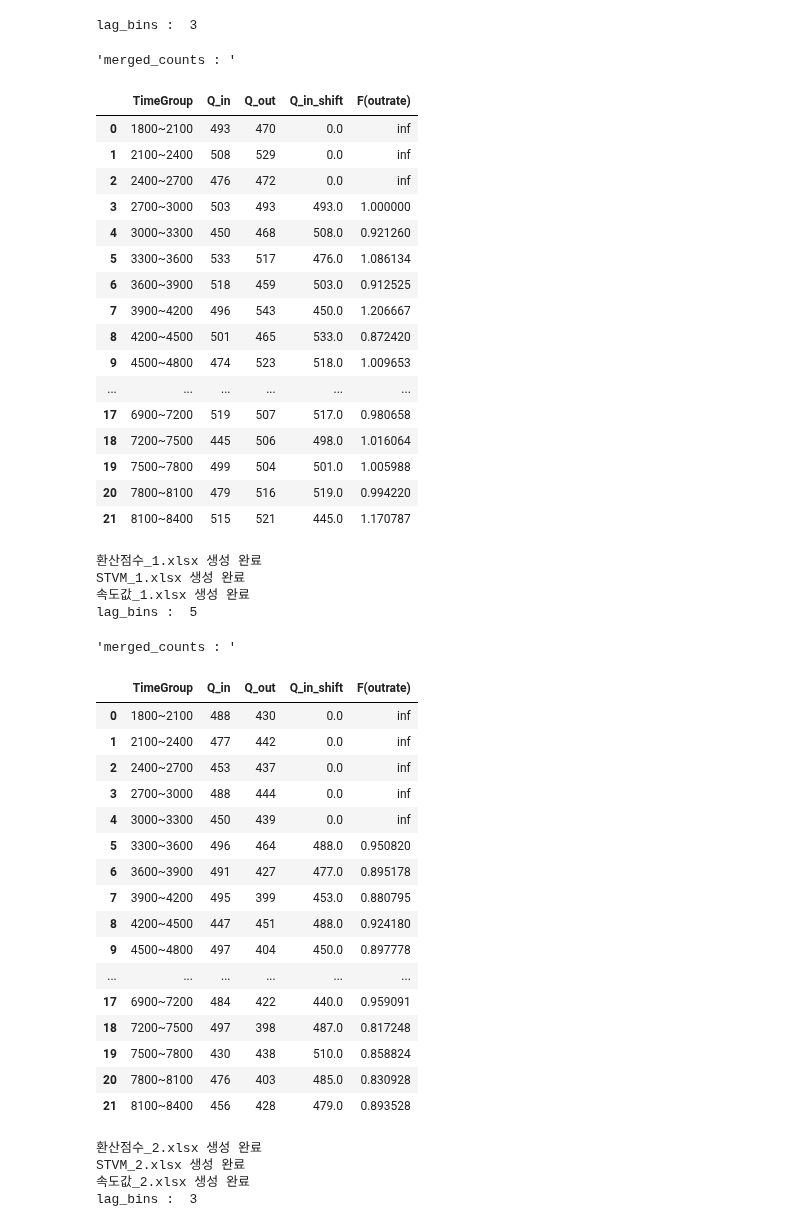
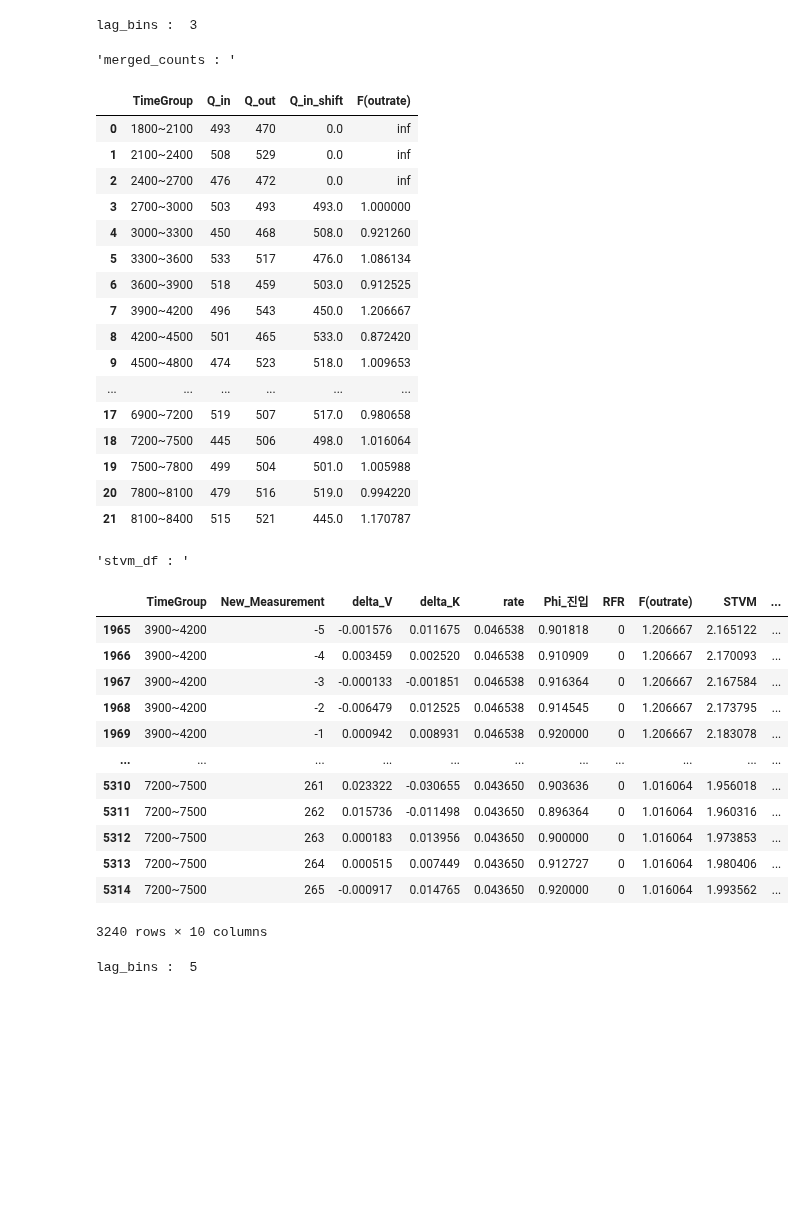
Before and after one commit to hminj98/VISSIM_macro, a Jupyter notebook: network_version2/6. stvm/4.stvm_V3.0.ipynb, the cells around one changed output. Drawn from its saved outputs; the diff is of its cells as text; code cells hidden in the pictures; blank space fills up the shorter version.

Commit message:
stvm

```diff
--- a/network_version2/6. stvm/4.stvm_V3.0.ipynb
+++ b/network_version2/6. stvm/4.stvm_V3.0.ipynb
@@ -439,68 +439,58 @@ for i in range(len(mer_list)):
 
                 # STVM 계산
                 stvm_df = calculate_stvm(speed_df, density_df, heavy_df, entry_saturation_df, rfr_df, normality_df)
+                display("stvm_df : ", stvm_df)
 
                 # Z-Score 계산
                 z_score_df = calculate_z_score(stvm_df)
                 #display("z_score_df : ", z_score_df)
-                save_to_excel(z_score_df, folder_path, "환산점수", i)
+                #save_to_excel(z_score_df, folder_path, "환산점수", i)
 
                 # STVM 피봇
                 stvm_pivot_df = pivot_table(stvm_df, "STVM")
-                save_to_excel(stvm_pivot_df, folder_path, "STVM", i)
+                #save_to_excel(stvm_pivot_df, folder_path, "STVM", i)
 
                 # 속도값 피봇
                 speed_pivot_df = pivot_table(speed_df, "V_mean", preprocess=modify_frame)
-                save_to_excel(speed_pivot_df, folder_path, "속도값", i)
+                #save_to_excel(speed_pivot_df, folder_path, "속도값", i)
 
                 # 메모리 정리
                 del df, original_df, speed_df, density_df, heavy_df, entry_saturation_df, rfr_df, normality_df, stvm_df, z_score_df
                 gc.collect()
 # %% [output]
 lag_bins :  3
 'merged_counts : '
 |  | TimeGroup | Q_in | Q_out | Q_in_shift | F(outrate) |
 | 0 | 1800~2100 | 493 | 470 | 0.0 | inf |
 | 1 | 2100~2400 | 508 | 529 | 0.0 | inf |
 | 2 | 2400~2700 | 476 | 472 | 0.0 | inf |
 | 3 | 2700~3000 | 503 | 493 | 493.0 | 1.000000 |
 | 4 | 3000~3300 | 450 | 468 | 508.0 | 0.921260 |
 | 5 | 3300~3600 | 533 | 517 | 476.0 | 1.086134 |
 | 6 | 3600~3900 | 518 | 459 | 503.0 | 0.912525 |
 | 7 | 3900~4200 | 496 | 543 | 450.0 | 1.206667 |
 | 8 | 4200~4500 | 501 | 465 | 533.0 | 0.872420 |
 | 9 | 4500~4800 | 474 | 523 | 518.0 | 1.009653 |
 | ... | ... | ... | ... | ... | ... |
 | 17 | 6900~7200 | 519 | 507 | 517.0 | 0.980658 |
 | 18 | 7200~7500 | 445 | 506 | 498.0 | 1.016064 |
 | 19 | 7500~7800 | 499 | 504 | 501.0 | 1.005988 |
 | 20 | 7800~8100 | 479 | 516 | 519.0 | 0.994220 |
 | 21 | 8100~8400 | 515 | 521 | 445.0 | 1.170787 |
-환산점수_1.xlsx 생성 완료
-STVM_1.xlsx 생성 완료
-속도값_1.xlsx 생성 완료
-lag_bins :  5
+'stvm_df : '
+|  | TimeGroup | New_Measurement | delta_V | delta_K | rate | Phi_진입 | RFR | F(outrate) | STVM | ... |
+| 1965 | 3900~4200 | -5 | -0.001576 | 0.011675 | 0.046538 | 0.901818 | 0 | 1.206667 | 2.165122 | ... |
+| 1966 | 3900~4200 | -4 | 0.003459 | 0.002520 | 0.046538 | 0.910909 | 0 | 1.206667 | 2.170093 | ... |
+| 1967 | 3900~4200 | -3 | -0.000133 | -0.001851 | 0.046538 | 0.916364 | 0 | 1.206667 | 2.167584 | ... |
+| 1968 | 3900~4200 | -2 | -0.006479 | 0.012525 | 0.046538 | 0.914545 | 0 | 1.206667 | 2.173795 | ... |
+| 1969 | 3900~4200 | -1 | 0.000942 | 0.008931 | 0.046538 | 0.920000 | 0 | 1.206667 | 2.183078 | ... |
+| ... | ... | ... | ... | ... | ... | ... | ... | ... | ... | ... |
+| 5310 | 7200~7500 | 261 | 0.023322 | -0.030655 | 0.043650 | 0.903636 | 0 | 1.016064 | 1.956018 | ... |
+| 5311 | 7200~7500 | 262 | 0.015736 | -0.011498 | 0.043650 | 0.896364 | 0 | 1.016064 | 1.960316 | ... |
+| 5312 | 7200~7500 | 263 | 0.000183 | 0.013956 | 0.043650 | 0.900000 | 0 | 1.016064 | 1.973853 | ... |
+| 5313 | 7200~7500 | 264 | 0.000515 | 0.007449 | 0.043650 | 0.912727 | 0 | 1.016064 | 1.980406 | ... |
+| 5314 | 7200~7500 | 265 | -0.000917 | 0.014765 | 0.043650 | 0.920000 | 0 | 1.016064 | 1.993562 | ... |
-'merged_counts : '
+3240 rows × 10 columns
-|  | TimeGroup | Q_in | Q_out | Q_in_shift | F(outrate) |
-| 0 | 1800~2100 | 488 | 430 | 0.0 | inf |
-| 1 | 2100~2400 | 477 | 442 | 0.0 | inf |
-| 2 | 2400~2700 | 453 | 437 | 0.0 | inf |
-| 3 | 2700~3000 | 488 | 444 | 0.0 | inf |
-| 4 | 3000~3300 | 450 | 439 | 0.0 | inf |
-| 5 | 3300~3600 | 496 | 464 | 488.0 | 0.950820 |
-| 6 | 3600~3900 | 491 | 427 | 477.0 | 0.895178 |
-| 7 | 3900~4200 | 495 | 399 | 453.0 | 0.880795 |
-| 8 | 4200~4500 | 447 | 451 | 488.0 | 0.924180 |
-| 9 | 4500~4800 | 497 | 404 | 450.0 | 0.897778 |
-| ... | ... | ... | ... | ... | ... |
-| 17 | 6900~7200 | 484 | 422 | 440.0 | 0.959091 |
-| 18 | 7200~7500 | 497 | 398 | 487.0 | 0.817248 |
-| 19 | 7500~7800 | 430 | 438 | 510.0 | 0.858824 |
-| 20 | 7800~8100 | 476 | 403 | 485.0 | 0.830928 |
-| 21 | 8100~8400 | 456 | 428 | 479.0 | 0.893528 |
-환산점수_2.xlsx 생성 완료
-STVM_2.xlsx 생성 완료
-속도값_2.xlsx 생성 완료
-lag_bins :  3
+lag_bins :  5
 'merged_counts : '
 |  | TimeGroup | Q_in | Q_out | Q_in_shift | F(outrate) |
```
Also changed, not shown: parts of 1 cell of this notebook.
